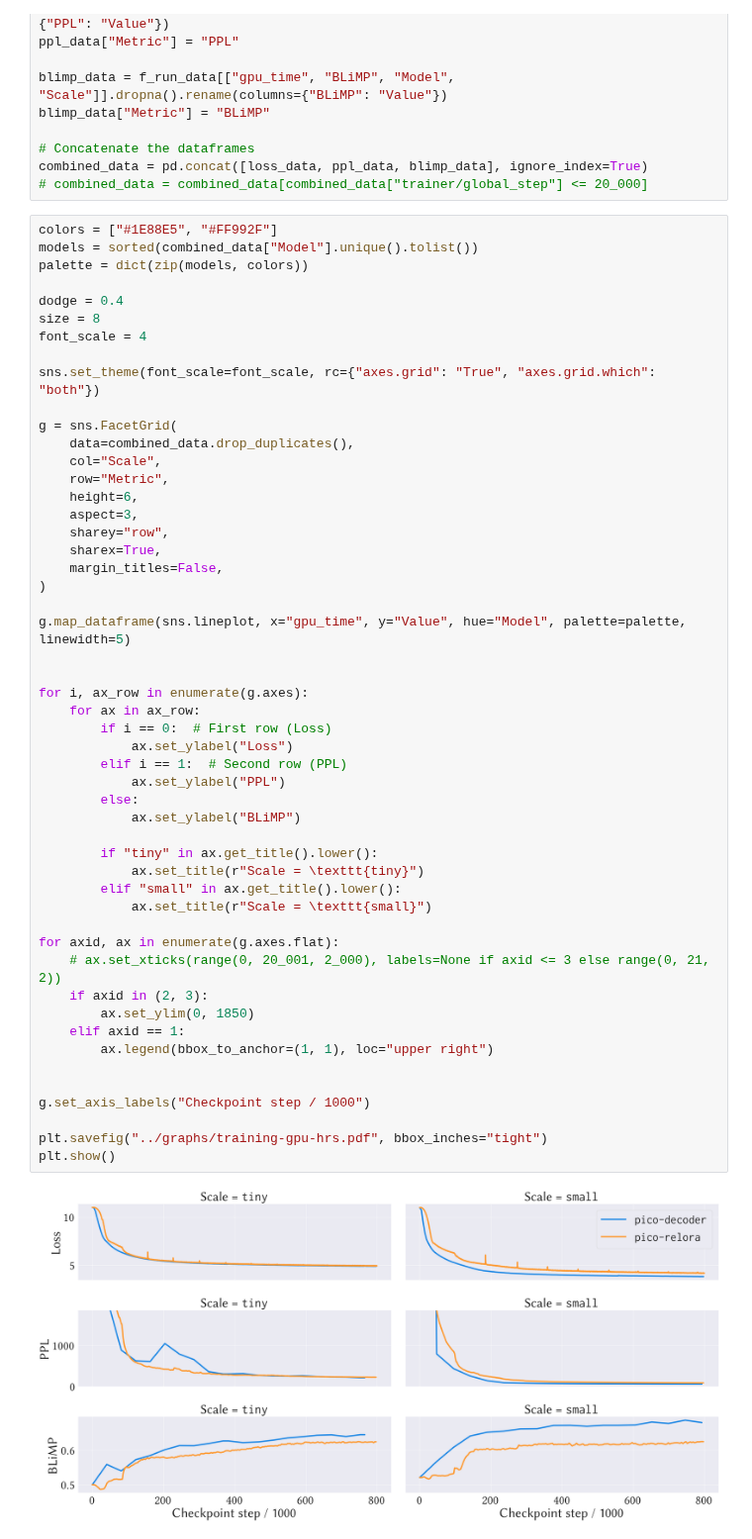
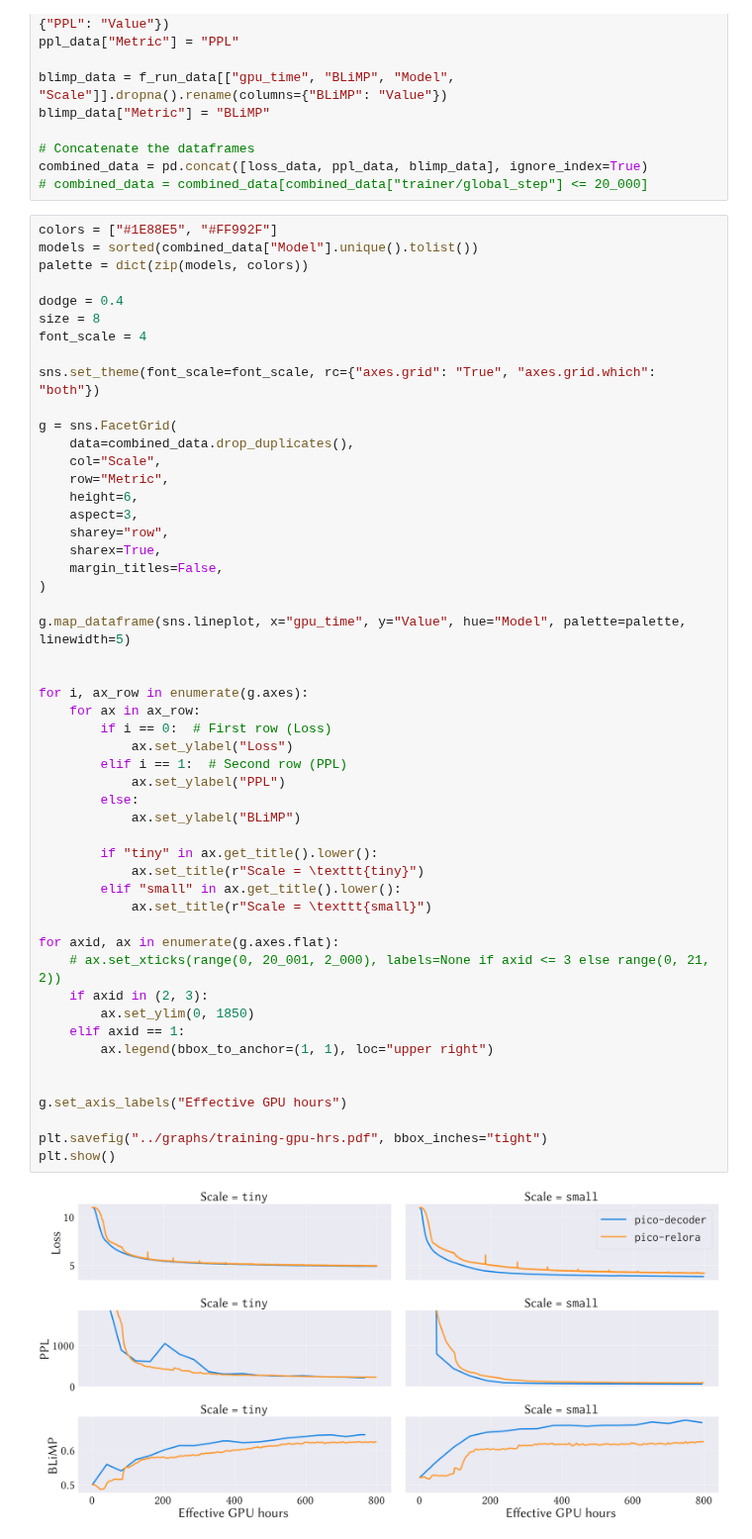
Before and after one commit to Yu-val-weiss/relora-pico, a Jupyter notebook: notebooks/training-plots-time.ipynb, the cells around one changed output. Shown at 99% size. Drawn from its saved outputs; the diff is of its cells as text.

```diff
--- a/notebooks/training-plots-time.ipynb
+++ b/notebooks/training-plots-time.ipynb
@@ -193,32 +193,32 @@ g = sns.FacetGrid(
 
 g.map_dataframe(sns.lineplot, x="gpu_time", y="Value", hue="Model", palette=palette, linewidth=5)
 
 
 for i, ax_row in enumerate(g.axes):
     for ax in ax_row:
         if i == 0:  # First row (Loss)
             ax.set_ylabel("Loss")
         elif i == 1:  # Second row (PPL)
             ax.set_ylabel("PPL")
         else:
             ax.set_ylabel("BLiMP")
 
         if "tiny" in ax.get_title().lower():
             ax.set_title(r"Scale = \texttt{tiny}")
         elif "small" in ax.get_title().lower():
             ax.set_title(r"Scale = \texttt{small}")
 
 for axid, ax in enumerate(g.axes.flat):
     # ax.set_xticks(range(0, 20_001, 2_000), labels=None if axid <= 3 else range(0, 21, 2))
     if axid in (2, 3):
         ax.set_ylim(0, 1850)
     elif axid == 1:
         ax.legend(bbox_to_anchor=(1, 1), loc="upper right")
 
 
-g.set_axis_labels("Checkpoint step / 1000")
+g.set_axis_labels("Effective GPU hours")
 
 plt.savefig("../graphs/training-gpu-hrs.pdf", bbox_inches="tight")
 plt.show()
 # %% [output]
-[figure, old version]
+[figure, new version]
```
Also changed, not shown: 8 other files.
